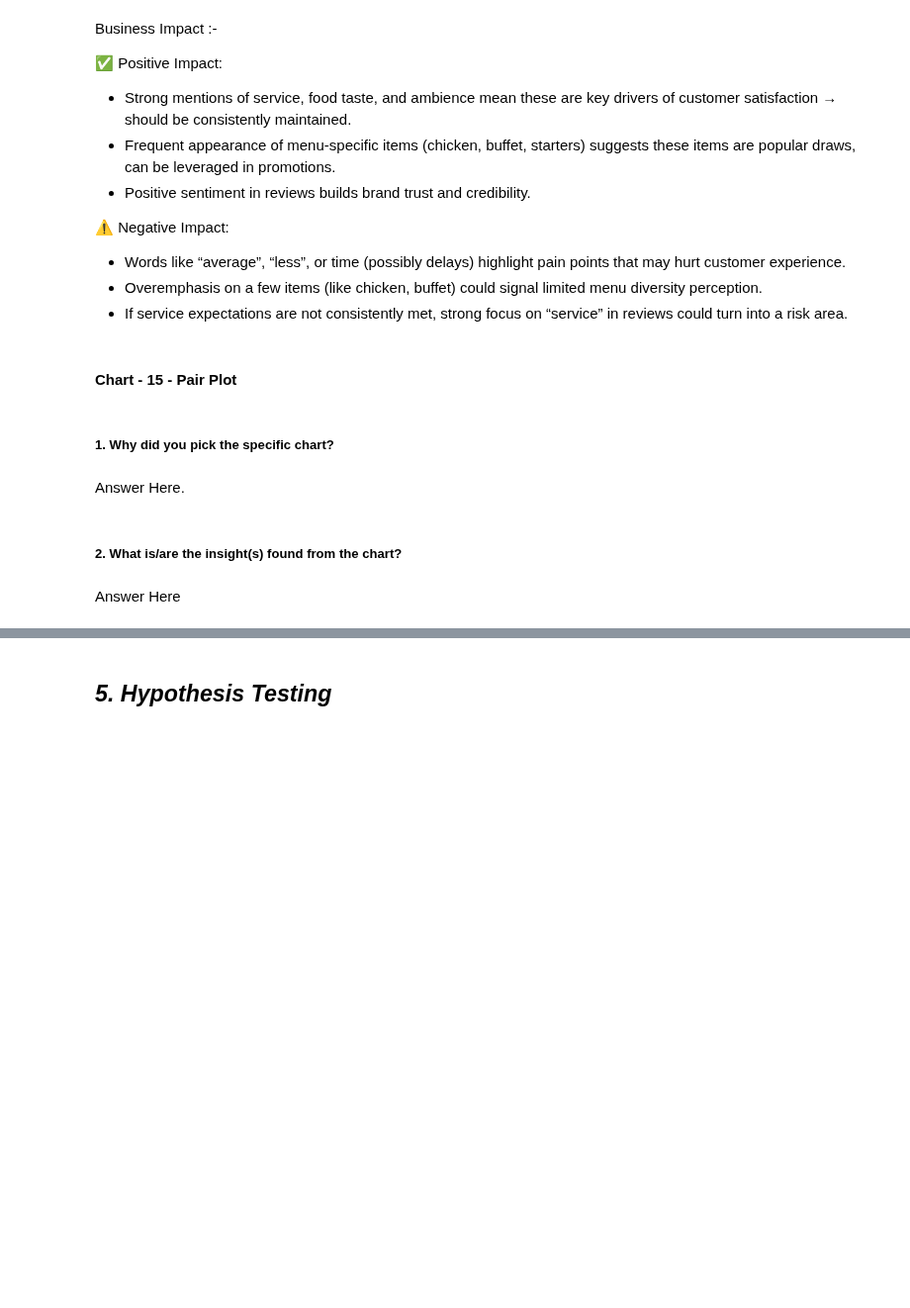
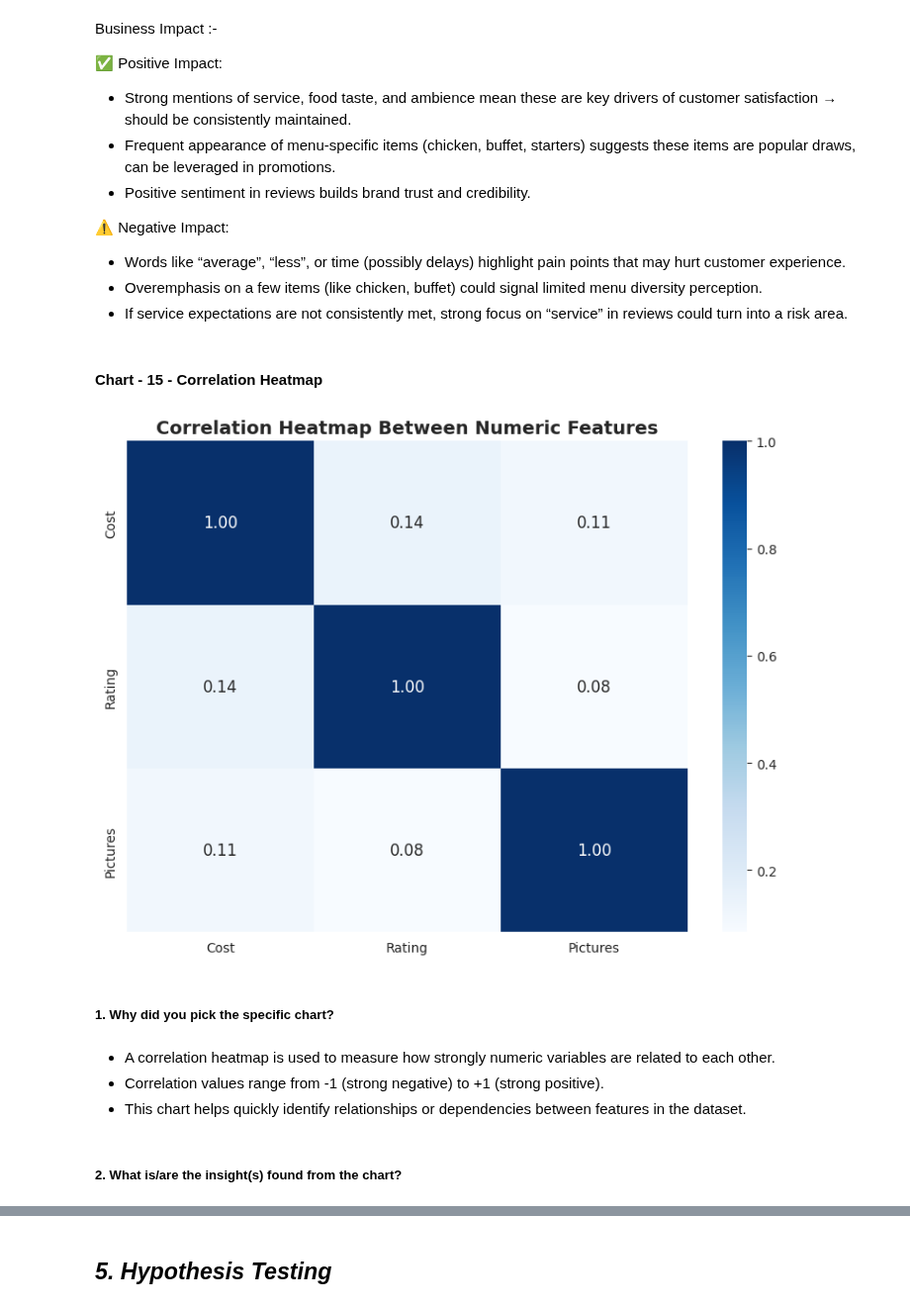
Before and after one commit to Ash99-commits/Unsupervised_ML_Zomato-Restaurant_Clustering_And_Sentiment_Analysis, a Jupyter notebook: Unsupervised_ML_Zomato_Restaurant_Clustering_And_Sentiment_Analysis_Ashwani_Kumar_Patra.ipynb, the cells around one changed output, grey strips where cells are left out. Shown at 99% size. Cells and saved outputs as stored; diff of their text form; code cells hidden in the pictures; blank space fills up the shorter version.

Commit message:
Chart 15 - Correlation Heatmap Between Numeric Features, plotted, insights are driven from it, along with its business impact [both positive and negative(if any)].

```diff
--- a/Unsupervised_ML_Zomato_Restaurant_Clustering_And_Sentiment_Analysis_Ashwani_Kumar_Patra.ipynb
+++ b/Unsupervised_ML_Zomato_Restaurant_Clustering_And_Sentiment_Analysis_Ashwani_Kumar_Patra.ipynb
@@ -1677,4 +1677,4 @@ Business Impact :-
 *  Overemphasis on a few items (like chicken, buffet) could signal limited menu diversity perception.
 *  If service expectations are not consistently met, strong focus on “service” in reviews could turn into a risk area.
 # %% [markdown]
-#### Chart - 15 - Pair Plot
+#### Chart - 15 - Correlation Heatmap
@@ -1683,8 +1681,36 @@ Business Impact :-
+# %%
+# Chart 15 Visualization Code - Correlation Heatmap Between Numeric Features
+
+# Preparing data for the chart
+# Merging restaurants and reviews datasets
+combined_data = pd.merge(restaurants_df, reviews_df, how='left', left_on='Name', right_on='Restaurant')
+
+# Selecting numeric features for correlation analysis
+numeric_features = combined_data[['Cost', 'Rating', 'Pictures']]
+correlation_matrix = numeric_features.corr()
+
+# Setting the aesthetic style of the plots
+sns.set_style("white")
+
+# Plotting with enhanced aesthetics
+plt.figure(figsize=(8, 6))
+sns.heatmap(correlation_matrix, annot=True, cmap='Blues', fmt='.2f', annot_kws={'size': 12})
+
+# Adding title with improved font
+plt.title('Correlation Heatmap Between Numeric Features', fontsize=14, fontweight='bold')
+
+# Improving layout
+plt.tight_layout()
+
+# Displaying the plot
+plt.show()
+# %% [output]
+[figure, added]
 # %% [markdown]
 ##### 1. Why did you pick the specific chart?
-# %% [markdown]
-Answer Here.
+# %% [markdown]
+*  A correlation heatmap is used to measure how strongly numeric variables are related to each other.
+*  Correlation values range from -1 (strong negative) to +1 (strong positive).
+*  This chart helps quickly identify relationships or dependencies between features in the dataset.
 # %% [markdown]
 ##### 2. What is/are the insight(s) found from the chart?
-# %% [markdown]
-Answer Here
```
Also changed, not shown: parts of 4 cells of this notebook.
